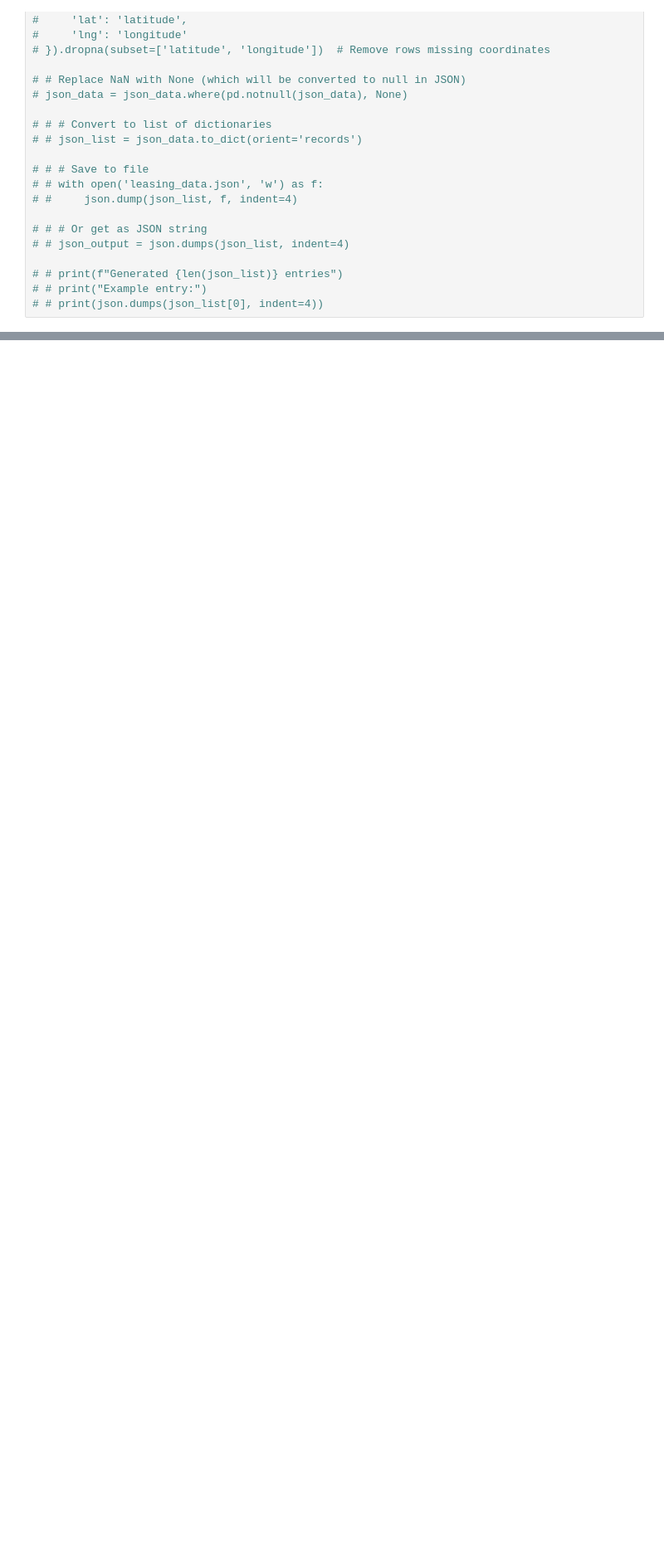
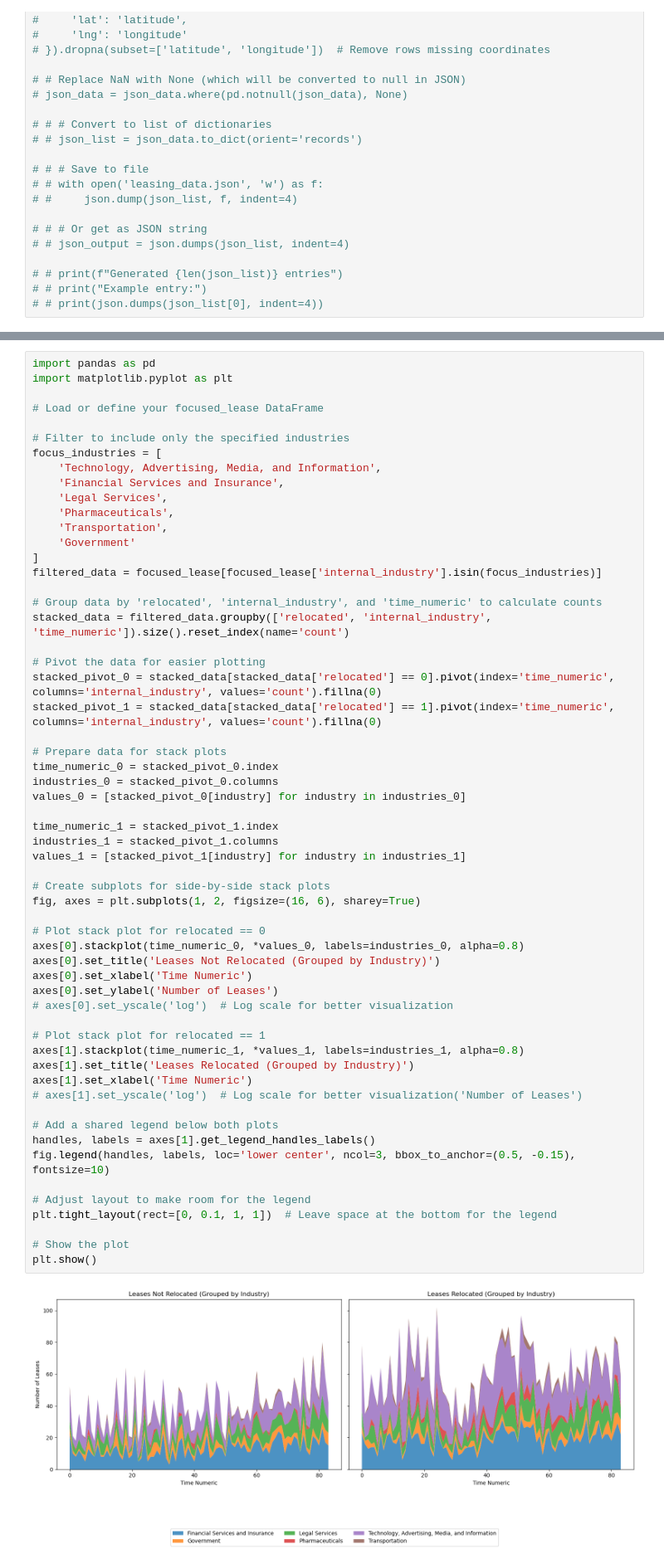
Before and after one commit to GlenFilson/ASADatafest25, a Jupyter notebook: Notebooks/glen.ipynb, the cells around one changed output, grey strips where cells are left out. Shown at 83% size. Drawn from its saved outputs; the diff is of its cells as text; blank space fills up the shorter version.

```diff
--- a/Notebooks/glen.ipynb
+++ b/Notebooks/glen.ipynb
@@ -308,0 +789,60 @@ See the caveats in the documentation: https://pandas.pydata.org/pandas-docs/stab
+# %%
+import pandas as pd
+import matplotlib.pyplot as plt
+
+# Load or define your focused_lease DataFrame
+
+# Filter to include only the specified industries
+focus_industries = [
+    'Technology, Advertising, Media, and Information',
+    'Financial Services and Insurance',
+    'Legal Services',
+    'Pharmaceuticals',
+    'Transportation',
+    'Government'
+]
+filtered_data = focused_lease[focused_lease['internal_industry'].isin(focus_industries)]
+
+# Group data by 'relocated', 'internal_industry', and 'time_numeric' to calculate counts
+stacked_data = filtered_data.groupby(['relocated', 'internal_industry', 'time_numeric']).size().reset_index(name='count')
+
+# Pivot the data for easier plotting
+stacked_pivot_0 = stacked_data[stacked_data['relocated'] == 0].pivot(index='time_numeric', columns='internal_industry', values='count').fillna(0)
+stacked_pivot_1 = stacked_data[stacked_data['relocated'] == 1].pivot(index='time_numeric', columns='internal_industry', values='count').fillna(0)
+
+# Prepare data for stack plots
+time_numeric_0 = stacked_pivot_0.index
+industries_0 = stacked_pivot_0.columns
+values_0 = [stacked_pivot_0[industry] for industry in industries_0]
+
+time_numeric_1 = stacked_pivot_1.index
+industries_1 = stacked_pivot_1.columns
+values_1 = [stacked_pivot_1[industry] for industry in industries_1]
+
+# Create subplots for side-by-side stack plots
+fig, axes = plt.subplots(1, 2, figsize=(16, 6), sharey=True)
+
+# Plot stack plot for relocated == 0
+axes[0].stackplot(time_numeric_0, *values_0, labels=industries_0, alpha=0.8)
+axes[0].set_title('Leases Not Relocated (Grouped by Industry)')
+axes[0].set_xlabel('Time Numeric')
+axes[0].set_ylabel('Number of Leases')
+# axes[0].set_yscale('log')  # Log scale for better visualization
+
+# Plot stack plot for relocated == 1
+axes[1].stackplot(time_numeric_1, *values_1, labels=industries_1, alpha=0.8)
+axes[1].set_title('Leases Relocated (Grouped by Industry)')
+axes[1].set_xlabel('Time Numeric')
+# axes[1].set_yscale('log')  # Log scale for better visualization('Number of Leases')
+
+# Add a shared legend below both plots
+handles, labels = axes[1].get_legend_handles_labels()
+fig.legend(handles, labels, loc='lower center', ncol=3, bbox_to_anchor=(0.5, -0.15), fontsize=10)
+
+# Adjust layout to make room for the legend
+plt.tight_layout(rect=[0, 0.1, 1, 1])  # Leave space at the bottom for the legend
+
+# Show the plot
+plt.show()
+# %% [output]
+[figure, added]
```
Also changed, not shown: parts of 27 cells of this notebook, 13 other files.
